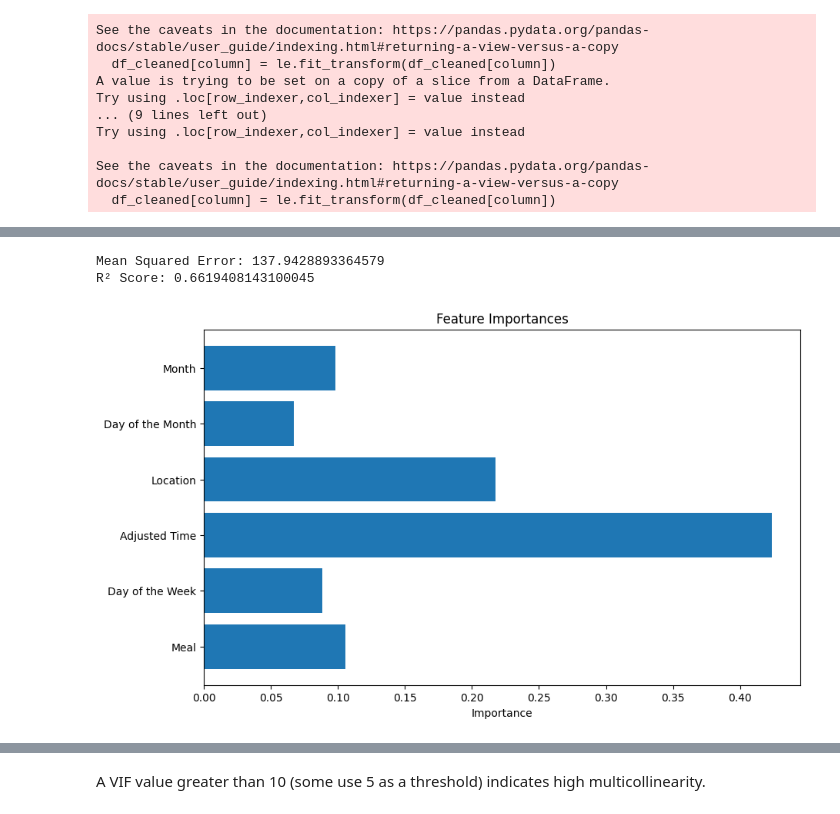
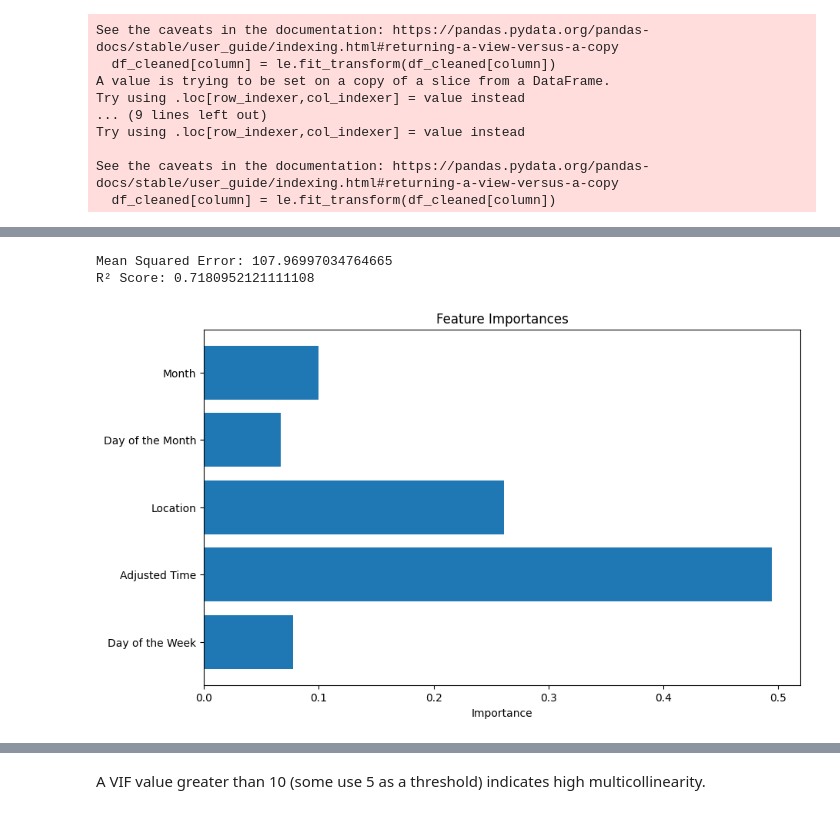
Before and after one commit to meganzastrow/Venue-Utilization, a Jupyter notebook: VenueUtilization.ipynb, the cells around one changed output, grey strips where cells are left out. Cells and saved outputs as stored; diff of their text form; code cells hidden in the pictures.

```diff
--- a/VenueUtilization.ipynb
+++ b/VenueUtilization.ipynb
@@ -101,7 +101,7 @@ for column in ['Meal', 'Day of the Week', 'Table Type', 'Location', 'Adjusted Ti
     label_encoders[column] = le
 
 # Prepare features and target variable
-X = df_cleaned[['Meal', 'Day of the Week', 'Adjusted Time', 'Location', 'Month', 'Day of the Month']]
+X = df_cleaned[['Day of the Week', 'Adjusted Time', 'Location', 'Month', 'Day of the Month']]
 y = df_cleaned['# Guests']
 
 # Split data
@@ -172,19 +172,19 @@ r2 = r2_score(y_test, y_pred)
 print(f'Mean Squared Error: {mse}')
 print(f'R² Score: {r2}')
 # %% [output]
-Mean Squared Error: 137.9428893364579
-R² Score: 0.6619408143100045
+Mean Squared Error: 107.96997034764665
+R² Score: 0.7180952121111108
 # %%
 # Visualize feature importances
 importances = model.feature_importances_
-features = ['Meal', 'Day of the Week', 'Adjusted Time', 'Location', 'Day of the Month', 'Month']
+features = ['Day of the Week', 'Adjusted Time', 'Location', 'Day of the Month', 'Month']
 plt.figure(figsize=(10, 6))
 plt.barh(features, importances)
 plt.xlabel('Importance')
 plt.title('Feature Importances')
 plt.show()
 # %% [output]
-[figure, old version]
+[figure, new version]
 # %%
 import seaborn as sns
 
```
Also changed, not shown: parts of 7 cells of this notebook.
